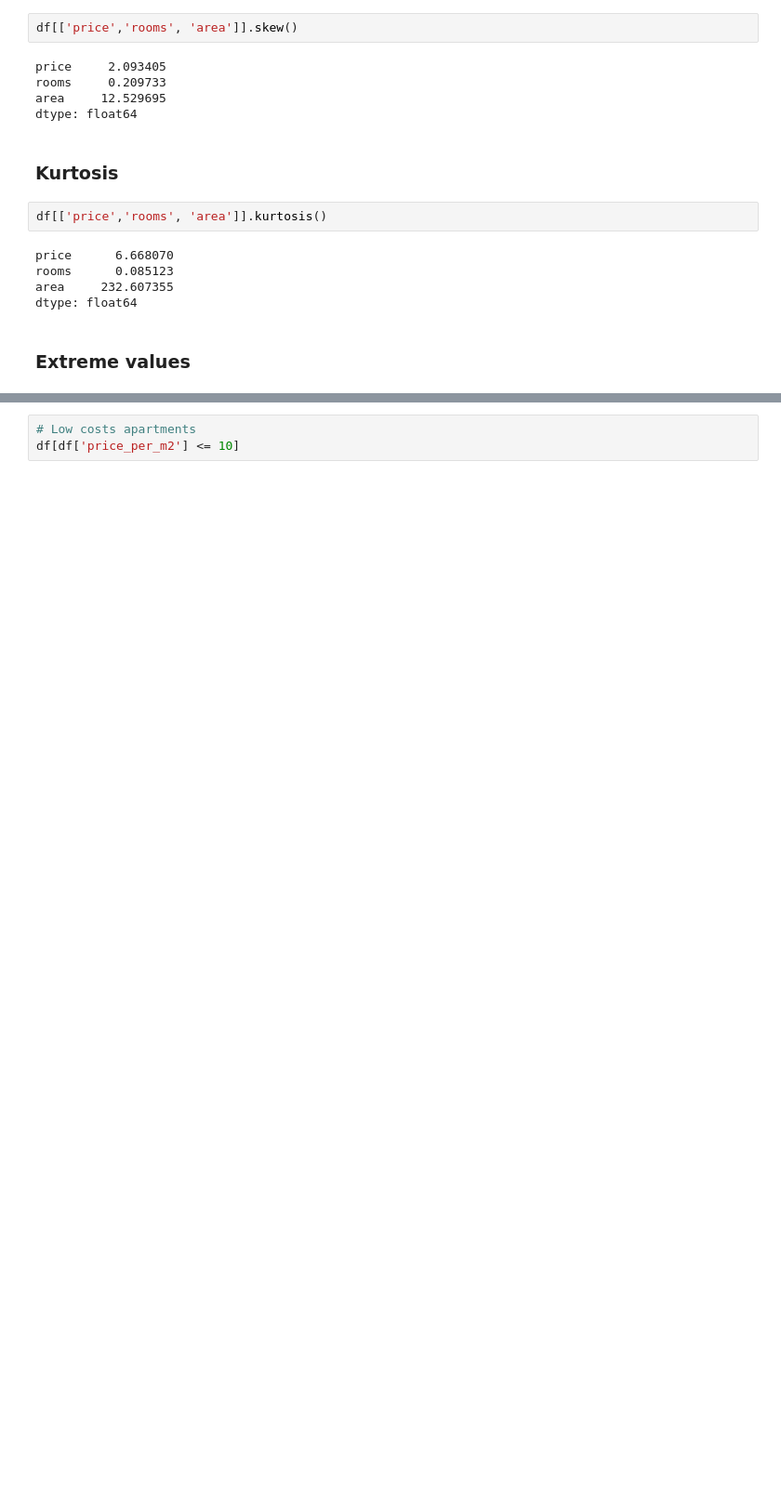
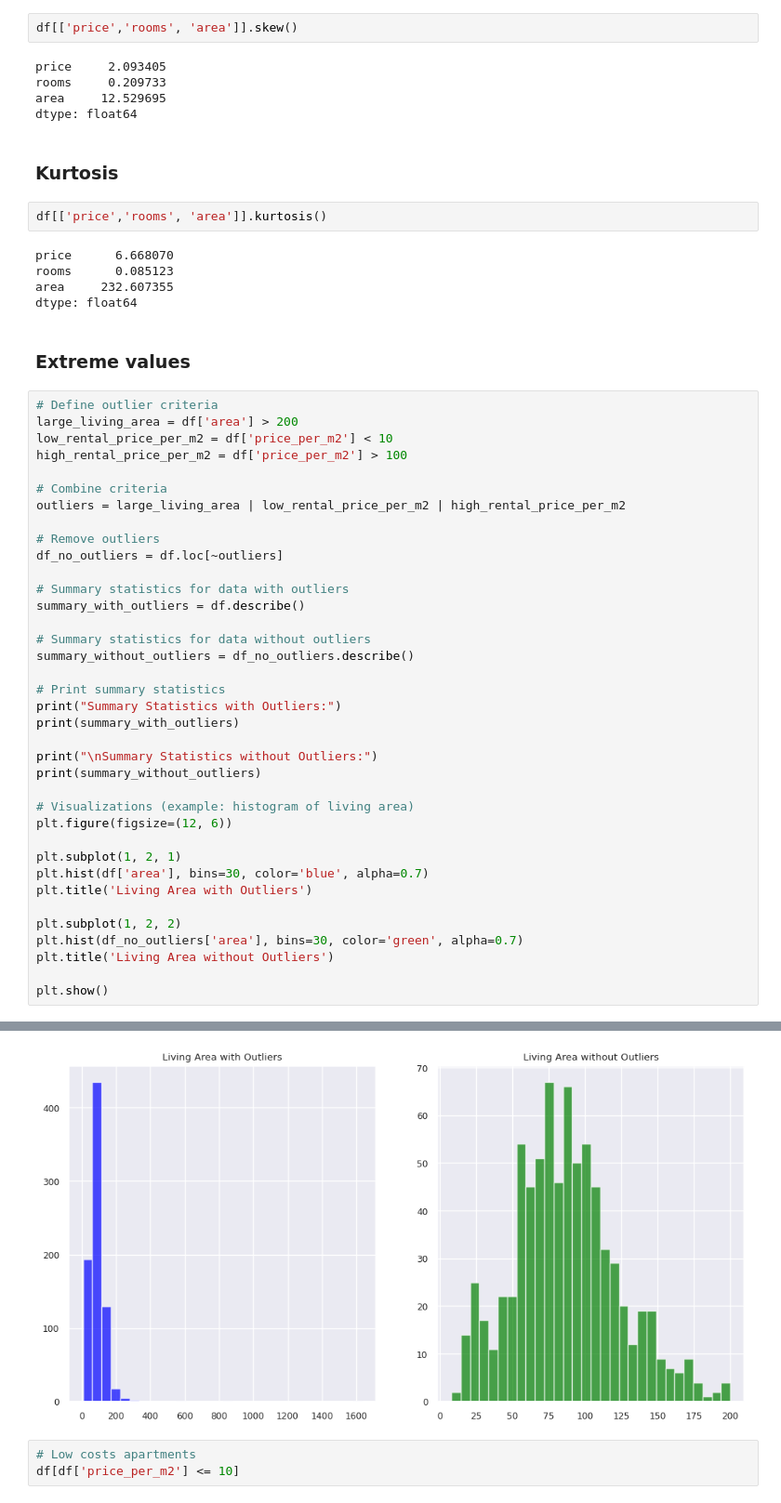
Before and after one commit to oetiklu1/data_analytics, a Jupyter notebook: Week_04/exploratory_data_analysis_apartment_data.ipynb, the cells around one changed output, grey strips where cells are left out. Shown: that part at 93% size. Cells and saved outputs as stored; diff of their text form; blank space fills up the shorter version.

```diff
--- a/Week_04/exploratory_data_analysis_apartment_data.ipynb
+++ b/Week_04/exploratory_data_analysis_apartment_data.ipynb
@@ -183,3 +183,41 @@ area     232.607355
 dtype: float64
 # %% [markdown]
 ### Extreme values
+# %%
+# Define outlier criteria
+large_living_area = df['area'] > 200
+low_rental_price_per_m2 = df['price_per_m2'] < 10
+high_rental_price_per_m2 = df['price_per_m2'] > 100
+
+# Combine criteria
+outliers = large_living_area | low_rental_price_per_m2 | high_rental_price_per_m2
+
+# Remove outliers
+df_no_outliers = df.loc[~outliers]
+
+# Summary statistics for data with outliers
+summary_with_outliers = df.describe()
+
+# Summary statistics for data without outliers
+summary_without_outliers = df_no_outliers.describe()
+
+# Print summary statistics
+print("Summary Statistics with Outliers:")
+print(summary_with_outliers)
+
+print("\nSummary Statistics without Outliers:")
+print(summary_without_outliers)
+
+# Visualizations (example: histogram of living area)
+plt.figure(figsize=(12, 6))
+
+plt.subplot(1, 2, 1)
+plt.hist(df['area'], bins=30, color='blue', alpha=0.7)
+plt.title('Living Area with Outliers')
+
+plt.subplot(1, 2, 2)
+plt.hist(df_no_outliers['area'], bins=30, color='green', alpha=0.7)
+plt.title('Living Area without Outliers')
+
+plt.show()
+# %% [output]
@@ -186,3 +241,4 @@ dtype: float64
+[figure, added]
 # %%
 # Low costs apartments
 df[df['price_per_m2'] <= 10]
```
Also changed, not shown: parts of 1 cell of this notebook.
